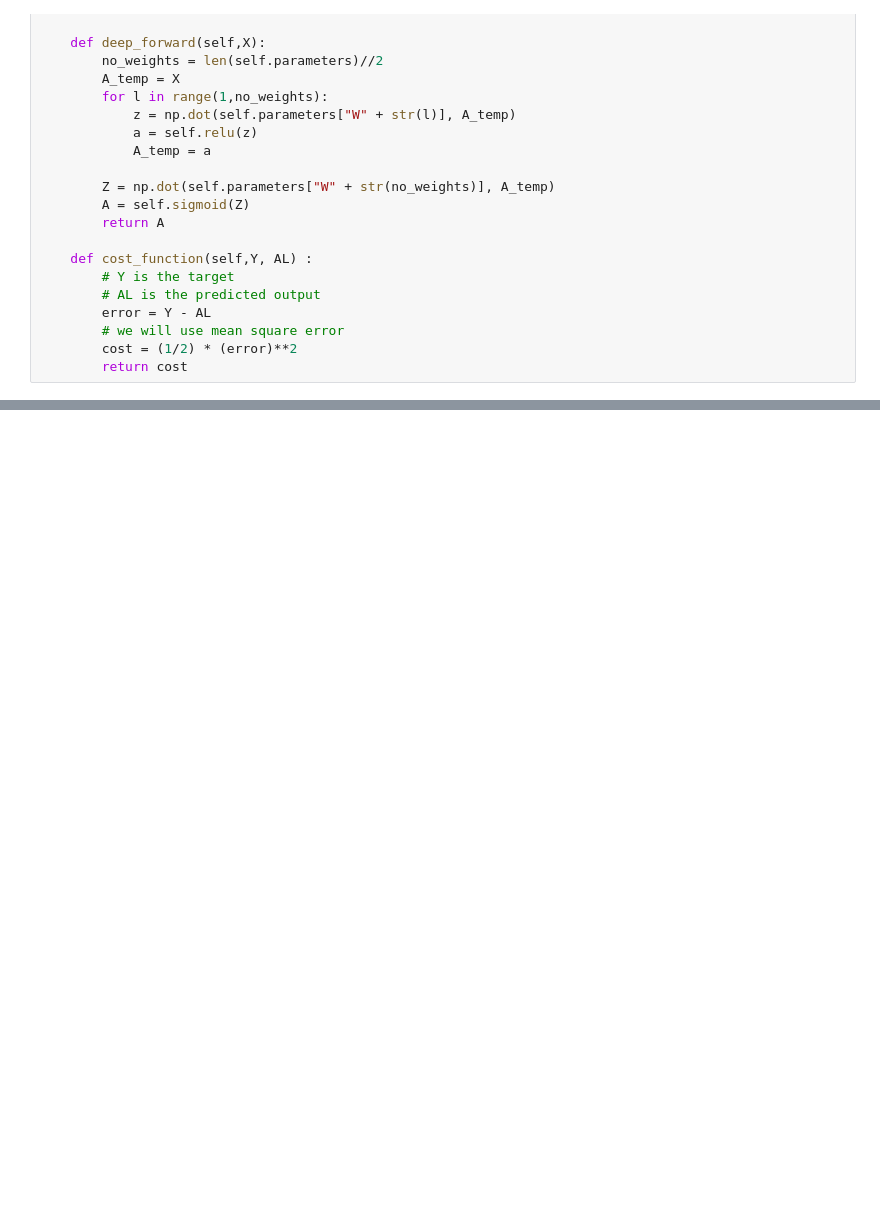
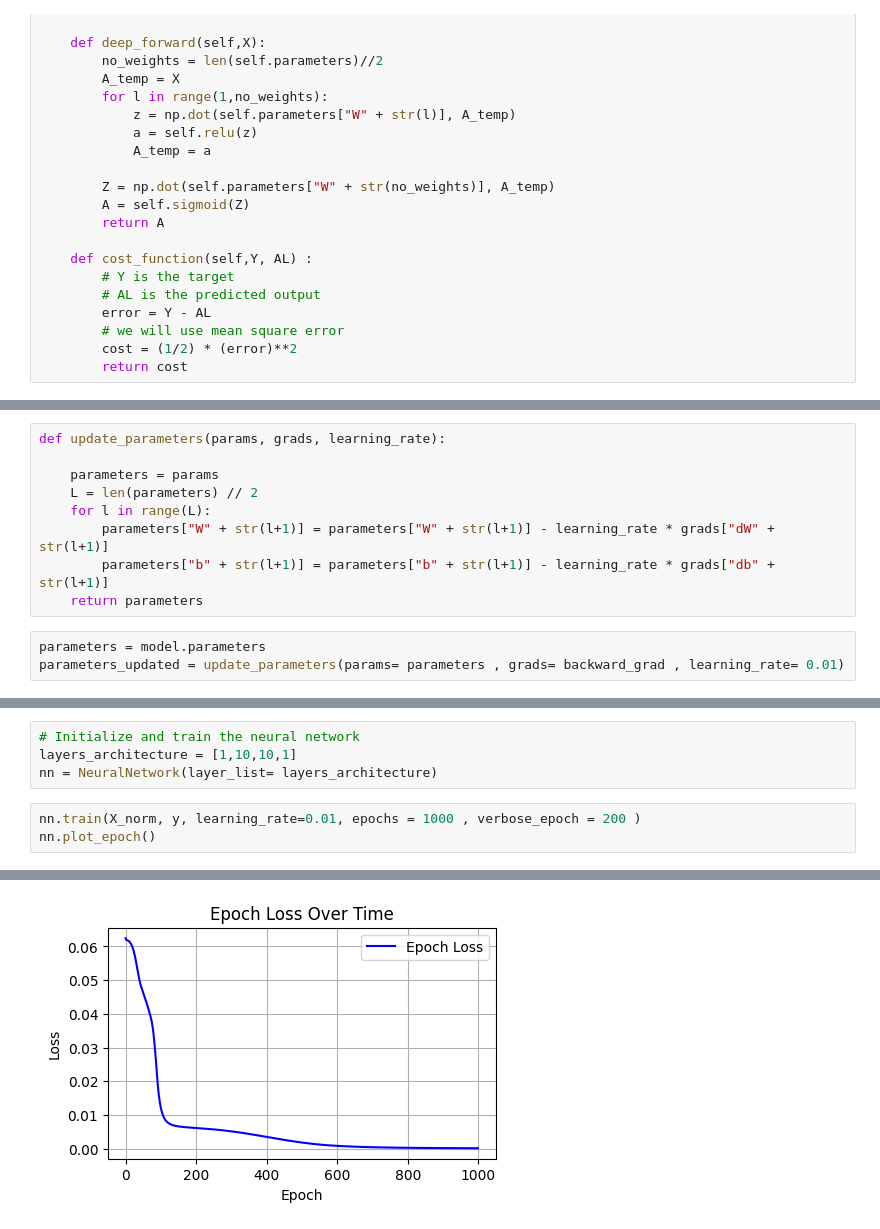
Before and after one commit to swodesh-2001/DeepNeuralNetwork-Scratch, a Jupyter notebook: NeuralNetwork.ipynb, the cells around one changed output, grey strips where cells are left out. Drawn from its saved outputs; the diff is of its cells as text; blank space fills up the shorter version.

```diff
--- a/NeuralNetwork.ipynb
+++ b/NeuralNetwork.ipynb
@@ -164,0 +367,12 @@ array([[0.125]])
+# %%
+def update_parameters(params, grads, learning_rate):
+
+    parameters = params
+    L = len(parameters) // 2
+    for l in range(L):
+        parameters["W" + str(l+1)] = parameters["W" + str(l+1)] - learning_rate * grads["dW" + str(l+1)]
+        parameters["b" + str(l+1)] = parameters["b" + str(l+1)] - learning_rate * grads["db" + str(l+1)]
+    return parameters
+# %%
+parameters = model.parameters
+parameters_updated = update_parameters(params= parameters , grads= backward_grad , learning_rate= 0.01)
@@ -164,0 +543,8 @@ array([[0.125]])
+# %%
+# Initialize and train the neural network
+layers_architecture = [1,10,10,1]
+nn = NeuralNetwork(layer_list= layers_architecture)
+# %%
+nn.train(X_norm, y, learning_rate=0.01, epochs = 1000 , verbose_epoch = 200 )
+nn.plot_epoch()
+# %% [output]
@@ -164,0 +556 @@ array([[0.125]])
+[figure, added]
```
Also changed, not shown: parts of 49 cells of this notebook, 4 other files.
